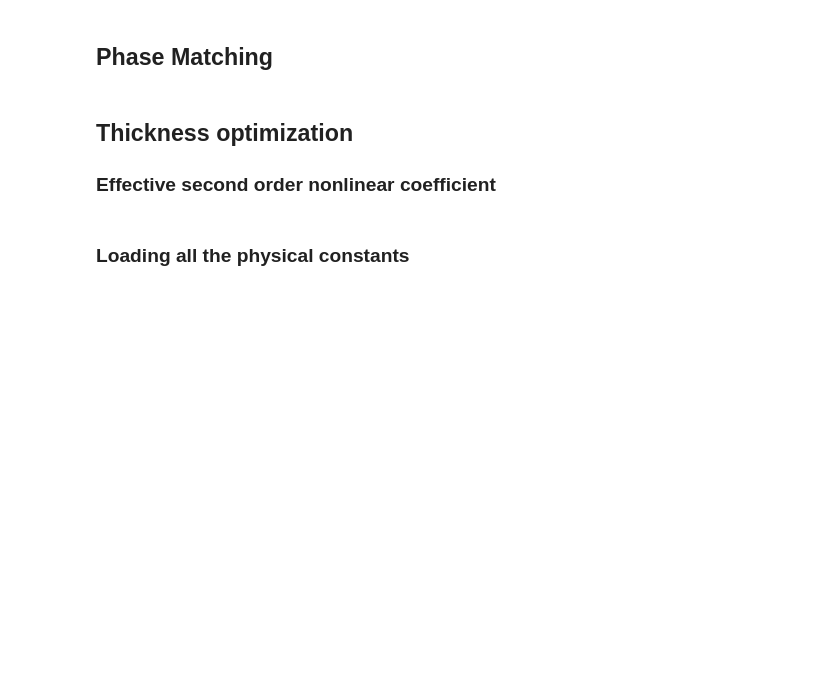
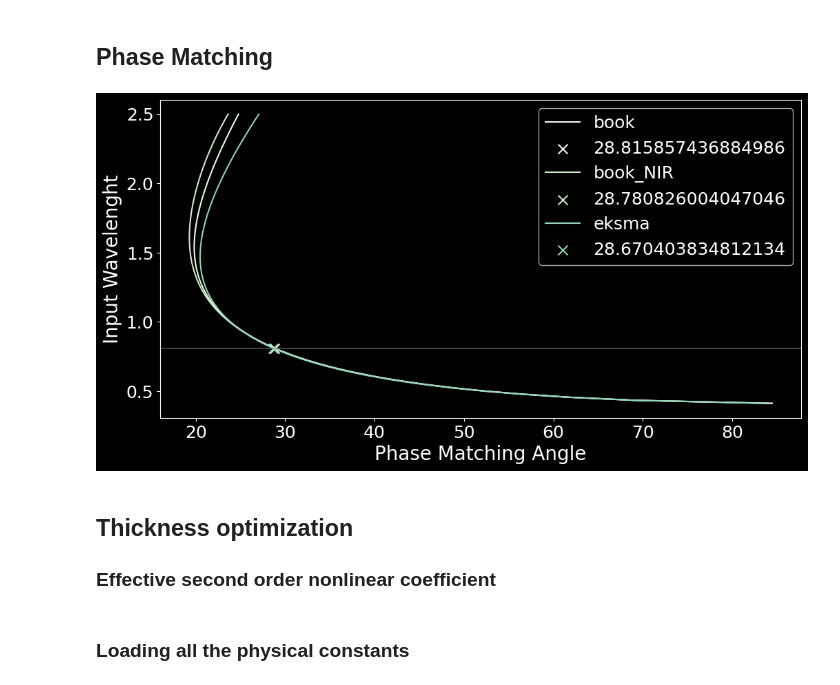
Before and after one commit to brawantonio/BBO-Optimal-Parameters, a Jupyter notebook: bbo_optimal_parameters.ipynb, the cells around one changed output. Saved outputs shown, nothing was run; the diff lists cells and outputs as text; code cells hidden in the pictures; blank space fills up the shorter version.

```diff
--- a/bbo_optimal_parameters.ipynb
+++ b/bbo_optimal_parameters.ipynb
@@ -16,5 +61,42 @@ BBO is...
 # %% [markdown]
 ## Phase Matching
+# %%
+wavelengths = np.linspace(0.3, 2.5, 100)
+# %%
+cmap = matplotlib.colormaps['GnBu']
+i = 0
+
+plt.figure(figsize = (12,6))
+
+
+for key in sellmeier_eq:
+    no2_w, ne2_w = sellmeier_eq[key](wavelengths)
+    no2_2w, ne2_2w = sellmeier_eq[key](0.5*wavelengths)
+
+    pm_anlges_positive = BBOParameters.PhaseMatchingAngle(no2_w, ne2_w, no2_2w, ne2_2w)
+    plt.plot(pm_anlges_positive, wavelengths, color = cmap(50*i+10), label=key)
+    #plt.plot(pm_anlges_positive, 0.05*BBOParameters.deffTypeI(pm_anlges_positive, 90, -47))
+
+    no2_w, ne2_w = sellmeier_eq[key](0.810)
+    no2_2w, ne2_2w = sellmeier_eq[key](0.5*0.810)
+    pm_anlges_positive = BBOParameters.PhaseMatchingAngle(no2_w, ne2_w, no2_2w, ne2_2w)
+
+    plt.scatter(pm_anlges_positive, .810, color = cmap(50*i+10), marker = 'x', s = 100, label = pm_anlges_positive)
+
+    i+=1
+
+plt.axhline( y = 0.810, color = 'gray',alpha = 0.5)
+#plt.ylim([0,2.5])
+plt.xlabel('Phase Matching Angle', fontsize = 20)
+plt.ylabel('Input Wavelenght', fontsize = 20)
+plt.xticks(fontsize=18)
+plt.yticks(fontsize=18)
+plt.legend(fontsize=18)
+
+plt.savefig(savedir+'phasematch.png', bbox_inches = 'tight')
+plt.show()
+# %% [output]
+[figure, added]
 # %% [markdown]
 ## Thickness optimization
 
```
Also changed, not shown: parts of 8 cells of this notebook, 2 other files.
